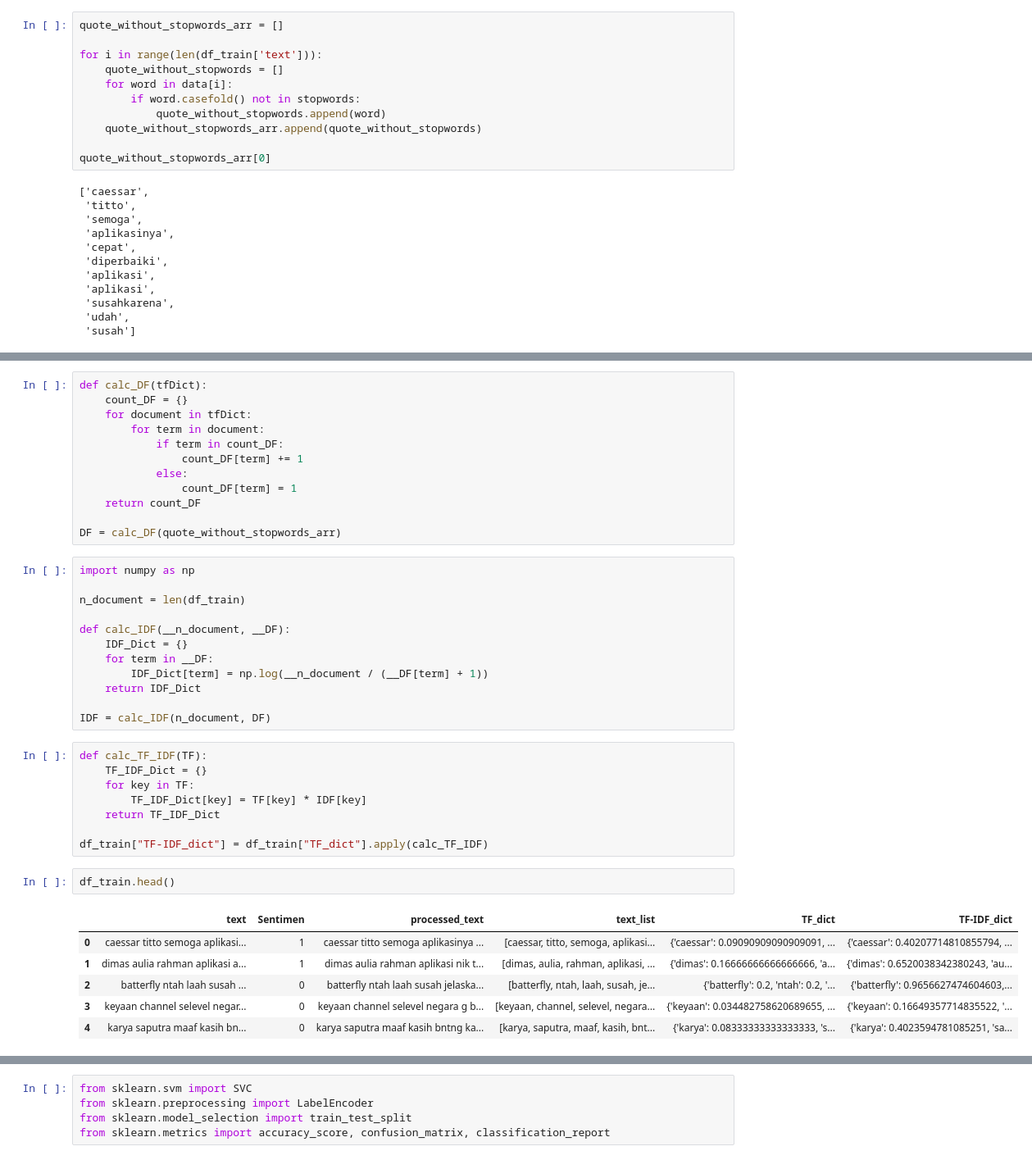
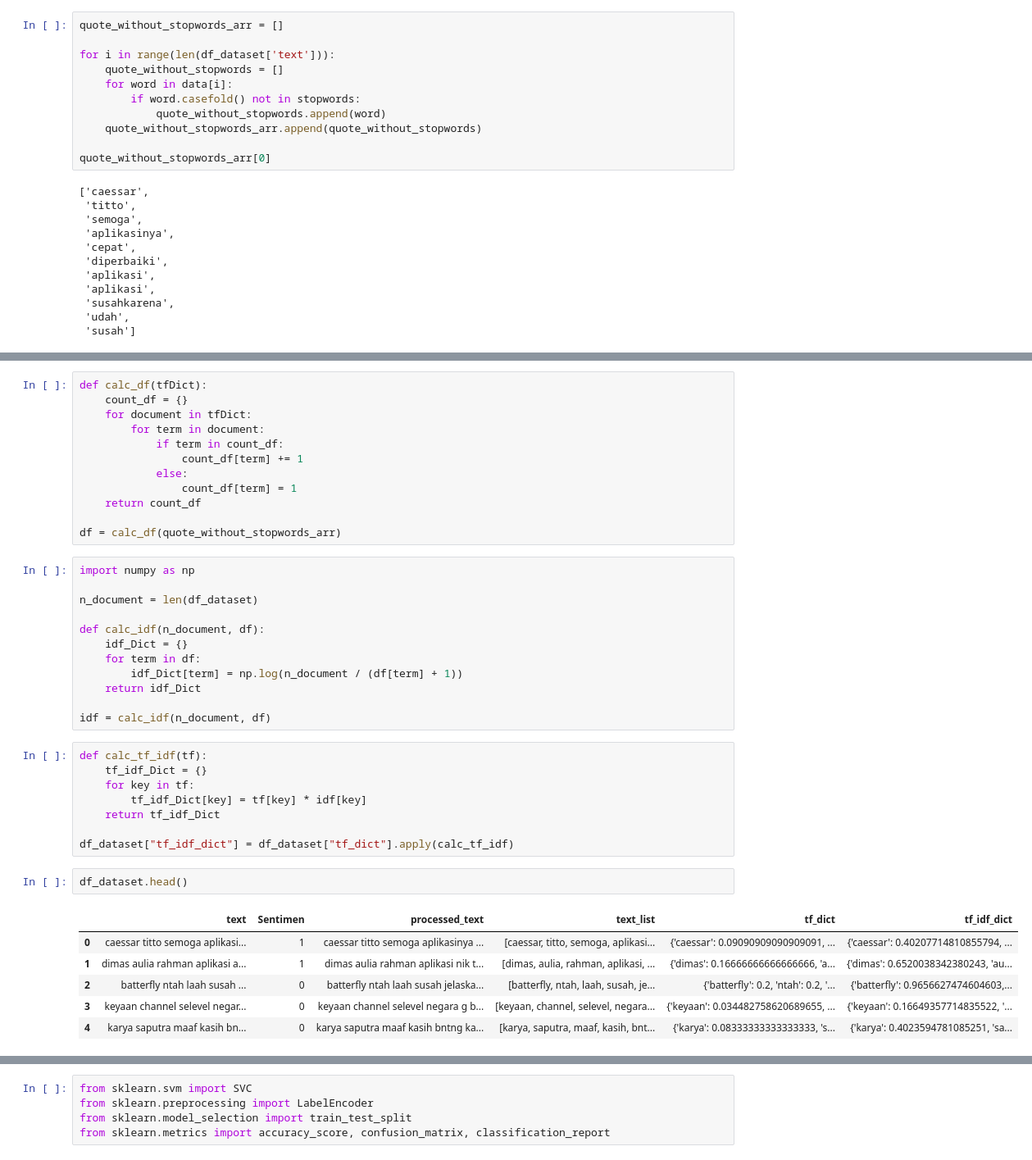
Before and after one commit to arif-x/sentiment-analysis-with-tf-idf-and-linear-svm, a Jupyter notebook: main.ipynb, the cells around one changed output, grey strips where cells are left out. Shown: that part at 82% size. Drawn from its saved outputs; the diff is of its cells as text.

```diff
--- a/main.ipynb
+++ b/main.ipynb
@@ -69,7 +67,7 @@ for sub in lines:
 # %%
 quote_without_stopwords_arr = []
 
-for i in range(len(df_train['text'])):
+for i in range(len(df_dataset['text'])):
     quote_without_stopwords = []
     for word in data[i]:
         if word.casefold() not in stopwords:
@@ -130,39 +128,39 @@ df_train["TF_dict"] = df_train['text_list'].apply(calc_TF)
 # %%
-def calc_DF(tfDict):
-    count_DF = {}
+def calc_df(tfDict):
+    count_df = {}
     for document in tfDict:
         for term in document:
-            if term in count_DF:
-                count_DF[term] += 1
+            if term in count_df:
+                count_df[term] += 1
             else:
-                count_DF[term] = 1
-    return count_DF
+                count_df[term] = 1
+    return count_df
 
-DF = calc_DF(quote_without_stopwords_arr)
+df = calc_df(quote_without_stopwords_arr)
 # %%
 import numpy as np
 
-n_document = len(df_train)
+n_document = len(df_dataset)
 
-def calc_IDF(__n_document, __DF):
-    IDF_Dict = {}
-    for term in __DF:
-        IDF_Dict[term] = np.log(__n_document / (__DF[term] + 1))
-    return IDF_Dict
+def calc_idf(n_document, df):
+    idf_Dict = {}
+    for term in df:
+        idf_Dict[term] = np.log(n_document / (df[term] + 1))
+    return idf_Dict
 
-IDF = calc_IDF(n_document, DF)
+idf = calc_idf(n_document, df)
-# %%
-def calc_TF_IDF(TF):
-    TF_IDF_Dict = {}
-    for key in TF:
-        TF_IDF_Dict[key] = TF[key] * IDF[key]
-    return TF_IDF_Dict
-
-df_train["TF-IDF_dict"] = df_train["TF_dict"].apply(calc_TF_IDF)
+# %%
+def calc_tf_idf(tf):
+    tf_idf_Dict = {}
+    for key in tf:
+        tf_idf_Dict[key] = tf[key] * idf[key]
+    return tf_idf_Dict
+
+df_dataset["tf_idf_dict"] = df_dataset["tf_dict"].apply(calc_tf_idf)
 # %%
-df_train.head()
+df_dataset.head()
 # %% [output]
-|  | text | Sentimen | processed_text | text_list | TF_dict | TF-IDF_dict |
+|  | text | Sentimen | processed_text | text_list | tf_dict | tf_idf_dict |
 | 0 | caessar titto semoga aplikasi... | 1 | caessar titto semoga aplikasinya ... | [caessar, titto, semoga, aplikasi... | {'caessar': 0.09090909090909091, ... | {'caessar': 0.40207714810855794, ... |
 | 1 | dimas aulia rahman aplikasi a... | 1 | dimas aulia rahman aplikasi nik t... | [dimas, aulia, rahman, aplikasi, ... | {'dimas': 0.16666666666666666, 'a... | {'dimas': 0.6520038342380243, 'au... |
 | 2 | batterfly ntah laah susah ... | 0 | batterfly ntah laah susah jelaska... | [batterfly, ntah, laah, susah, je... | {'batterfly': 0.2, 'ntah': 0.2, '... | {'batterfly': 0.9656627474604603,... |
```
Also changed, not shown: parts of 20 cells of this notebook.
